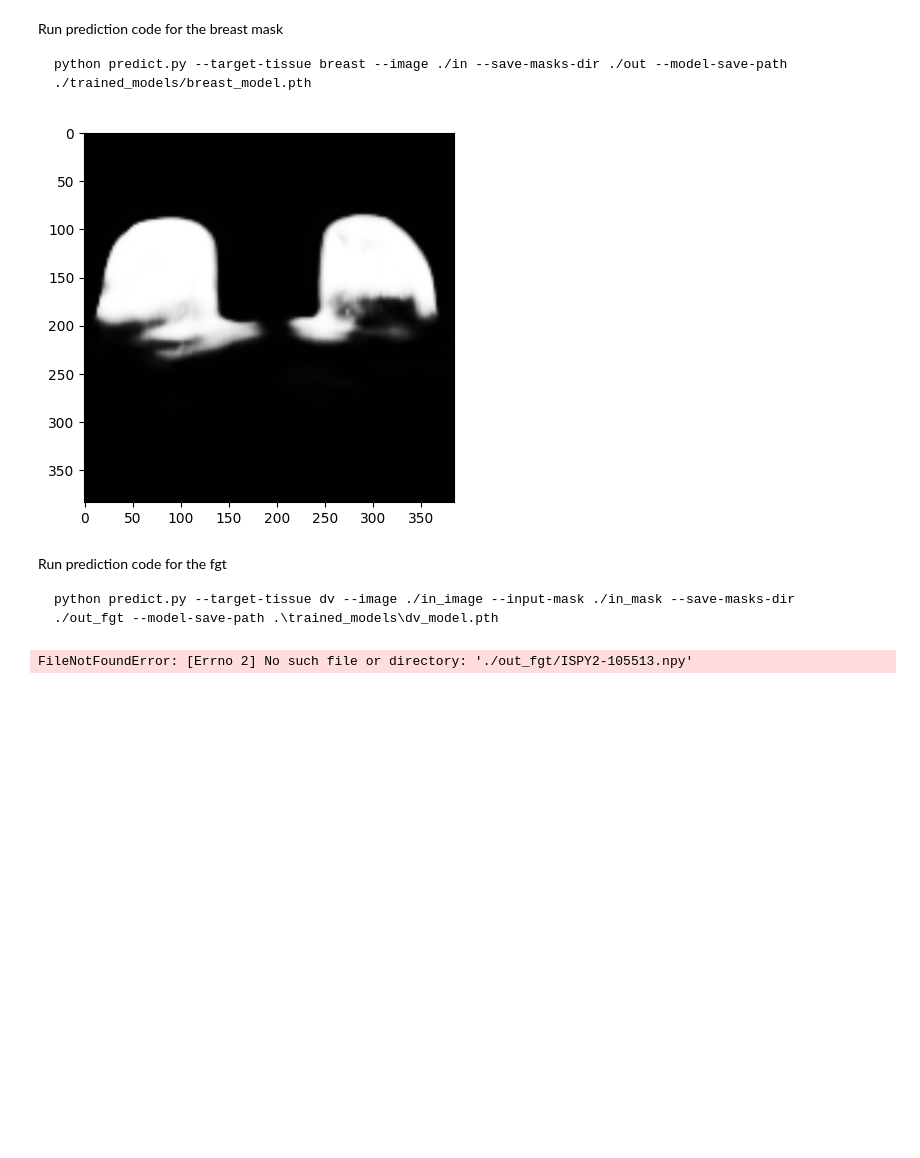
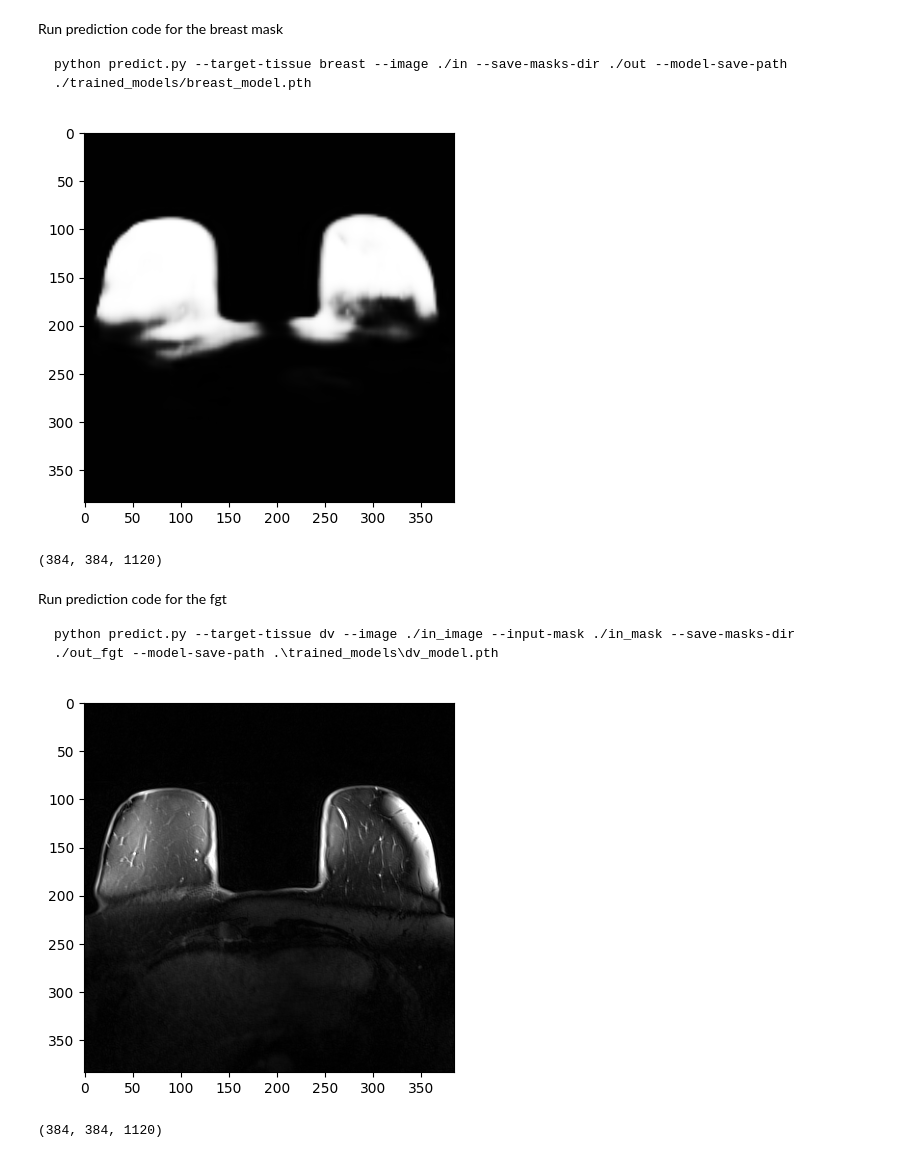
Before and after one commit to hsuryainfo/3D-Breast-FGT-and-Blood-Vessel-Segmentation, a Jupyter notebook: DOCnotebook2.ipynb, the cells around one changed output. Saved outputs shown, nothing was run; the diff lists cells and outputs as text; code cells hidden in the pictures; blank space fills up the shorter version.

````diff
--- a/DOCnotebook2.ipynb
+++ b/DOCnotebook2.ipynb
@@ -73,28 +73,33 @@ python predict.py --target-tissue breast --image ./in --save-masks-dir ./out --m
 #True mask shape
 #Pred mask shape
 import numpy as np
+import matplotlib.pyplot as plt
 
 
 predict_mask = np.load('./out_ispy/ISPY2-105513.npy')
 
 plt.imshow(predict_mask[:, :, 259], cmap='gray')
 plt.show()
+
+np.shape(predict_mask)
 # %% [output]
 [figure]
+(384, 384, 1120)
 # %% [markdown]
 Run prediction code for the fgt
 ```
 python predict.py --target-tissue dv --image ./in_image --input-mask ./in_mask --save-masks-dir ./out_fgt --model-save-path .\trained_models\dv_model.pth
 ```
 # %%
-#True mask shape
-#Pred mask shape
 import numpy as np
+import matplotlib.pyplot as plt
 
+image = np.load('./in_ispy/ISPY2-105513.npy')
 
-predict_fgt = np.load('./out_fgt/ISPY2-105513.npy')
+plt.imshow(image[:,:,259], cmap = 'gray')
+plt.show()
 
-plt.imshow(predict_fgt[:, :, 259], cmap='gray')
-plt.show()
+np.shape(image)
 # %% [output]
+[figure, added]
-FileNotFoundError: [Errno 2] No such file or directory: './out_fgt/ISPY2-105513.npy'
+(384, 384, 1120)
````
